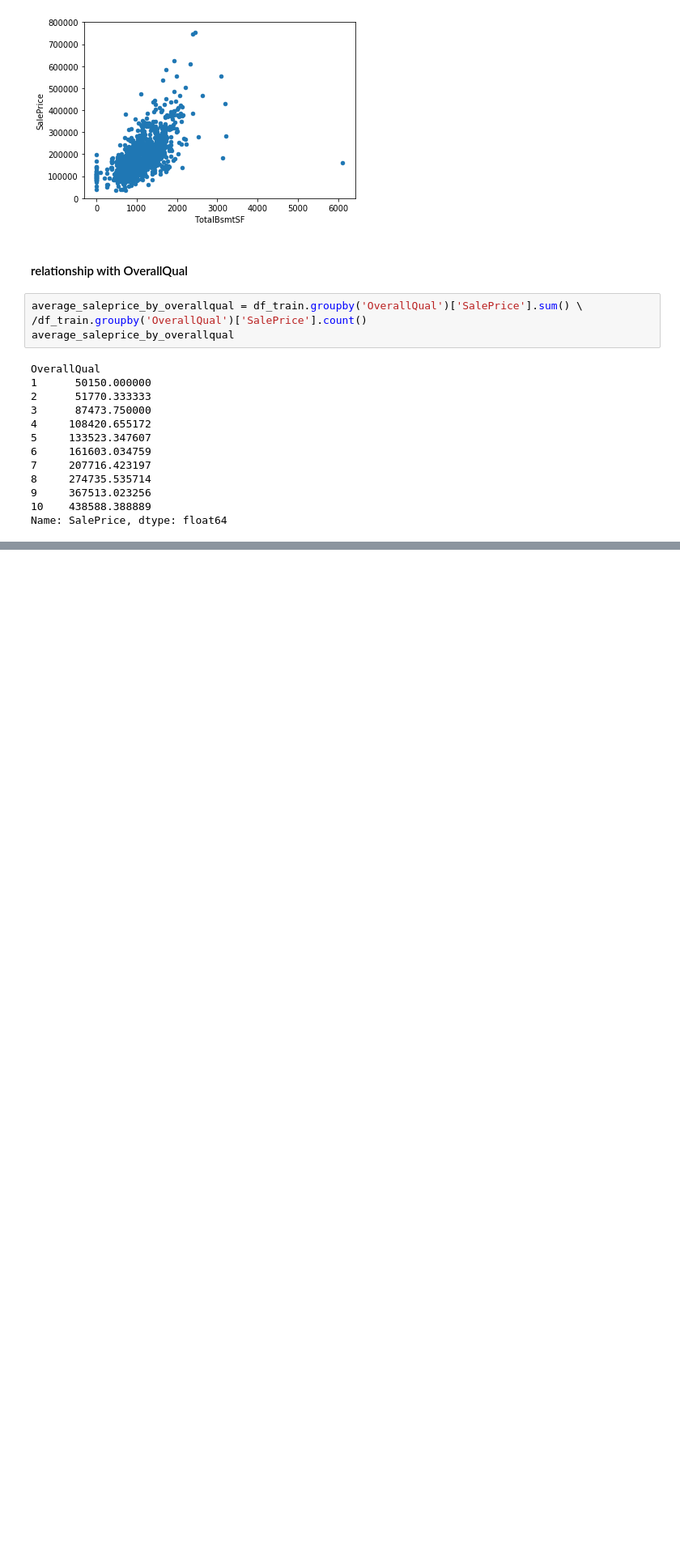
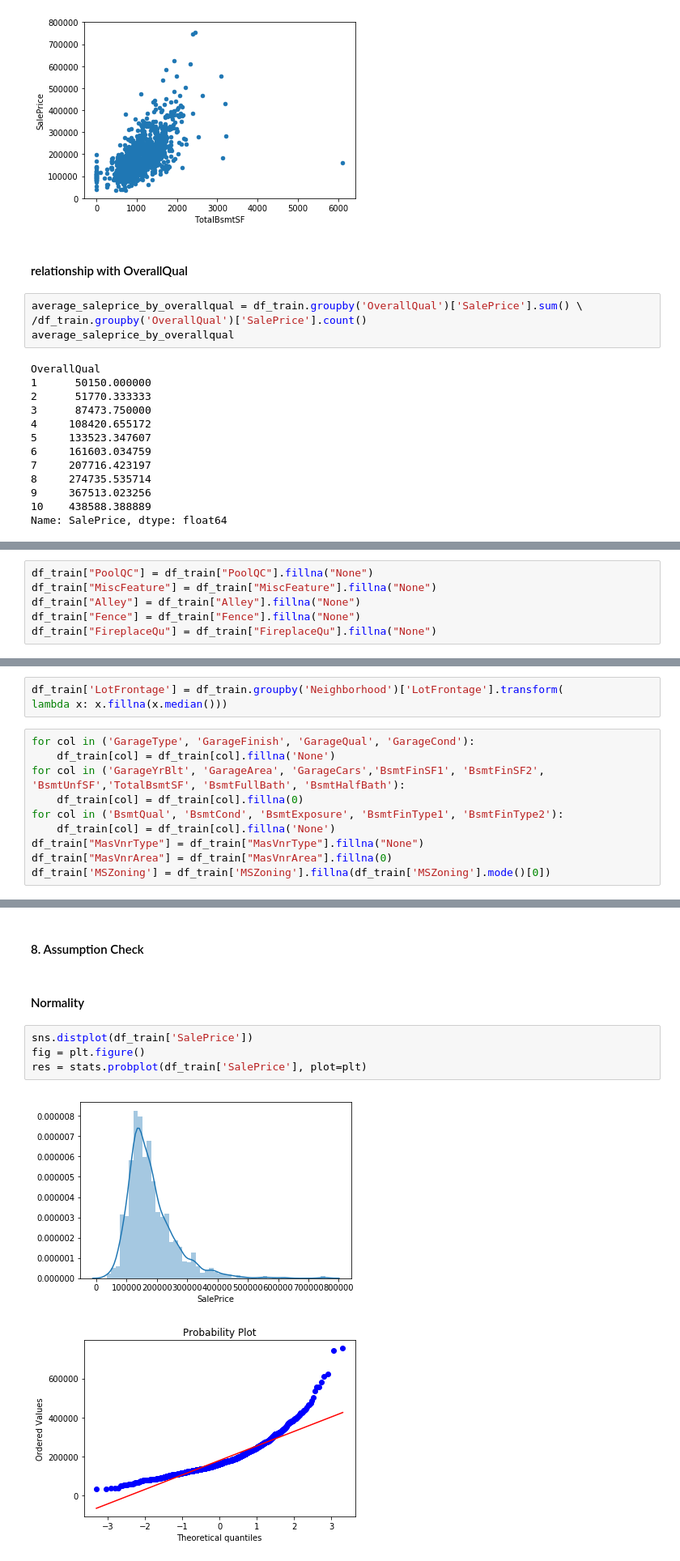
Before and after one commit to danjessicali/PythonAnalyticsPlass, a Jupyter notebook: House_Price_train.ipynb, the cells around one changed output, grey strips where cells are left out. Shown at 81% size. Cells and saved outputs as stored; diff of their text form; blank space fills up the shorter version.

```diff
--- a/House_Price_train.ipynb
+++ b/House_Price_train.ipynb
@@ -218,0 +362,6 @@ KeyError: "None of [Index(['1', '2', '3', '4', '5', '6', '7', '8', '9', '10'], d
+# %%
+df_train["PoolQC"] = df_train["PoolQC"].fillna("None")
+df_train["MiscFeature"] = df_train["MiscFeature"].fillna("None")
+df_train["Alley"] = df_train["Alley"].fillna("None")
+df_train["Fence"] = df_train["Fence"].fillna("None")
+df_train["FireplaceQu"] = df_train["FireplaceQu"].fillna("None")
@@ -218,0 +370,13 @@ KeyError: "None of [Index(['1', '2', '3', '4', '5', '6', '7', '8', '9', '10'], d
+# %%
+df_train['LotFrontage'] = df_train.groupby('Neighborhood')['LotFrontage'].transform(
+lambda x: x.fillna(x.median()))
+# %%
+for col in ('GarageType', 'GarageFinish', 'GarageQual', 'GarageCond'):
+    df_train[col] = df_train[col].fillna('None')
+for col in ('GarageYrBlt', 'GarageArea', 'GarageCars','BsmtFinSF1', 'BsmtFinSF2', 'BsmtUnfSF','TotalBsmtSF', 'BsmtFullBath', 'BsmtHalfBath'):
+    df_train[col] = df_train[col].fillna(0)
+for col in ('BsmtQual', 'BsmtCond', 'BsmtExposure', 'BsmtFinType1', 'BsmtFinType2'):
+    df_train[col] = df_train[col].fillna('None')
+df_train["MasVnrType"] = df_train["MasVnrType"].fillna("None")
+df_train["MasVnrArea"] = df_train["MasVnrArea"].fillna(0)
+df_train['MSZoning'] = df_train['MSZoning'].fillna(df_train['MSZoning'].mode()[0])
@@ -218,0 +385,11 @@ KeyError: "None of [Index(['1', '2', '3', '4', '5', '6', '7', '8', '9', '10'], d
+# %% [markdown]
+#### 8. Assumption Check
+# %% [markdown]
+#### Normality
+# %%
+sns.distplot(df_train['SalePrice'])
+fig = plt.figure()
+res = stats.probplot(df_train['SalePrice'], plot=plt)
+# %% [output]
+[figure, added]
+[figure, added]
```
Also changed, not shown: parts of 29 cells of this notebook.
